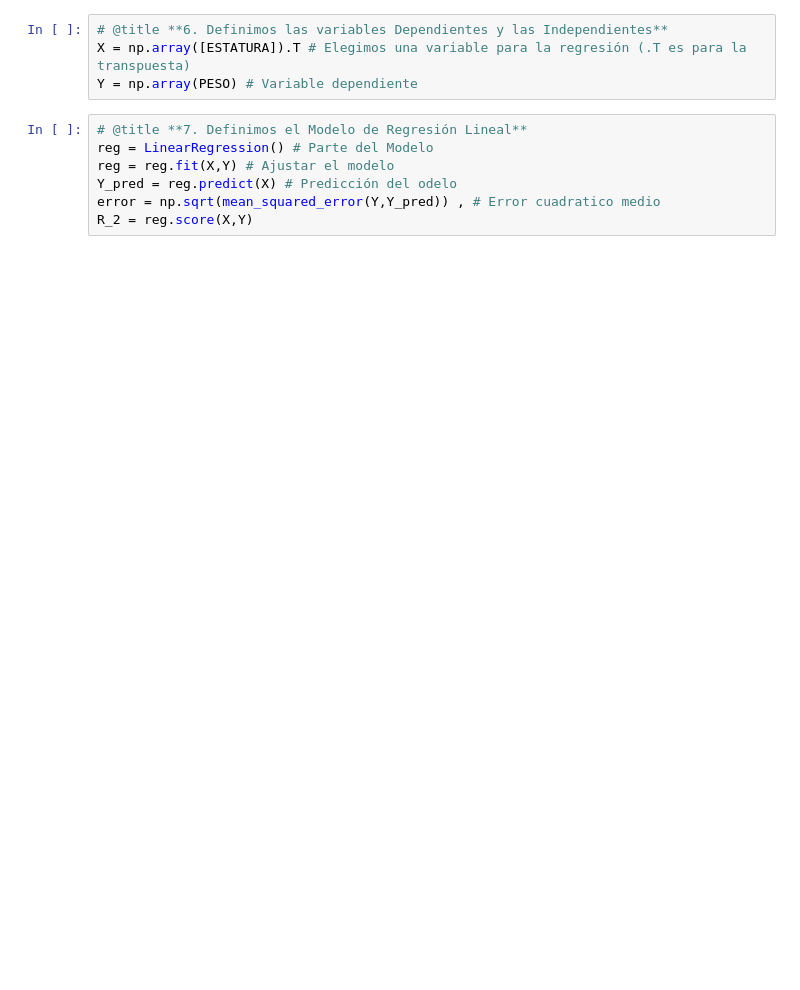
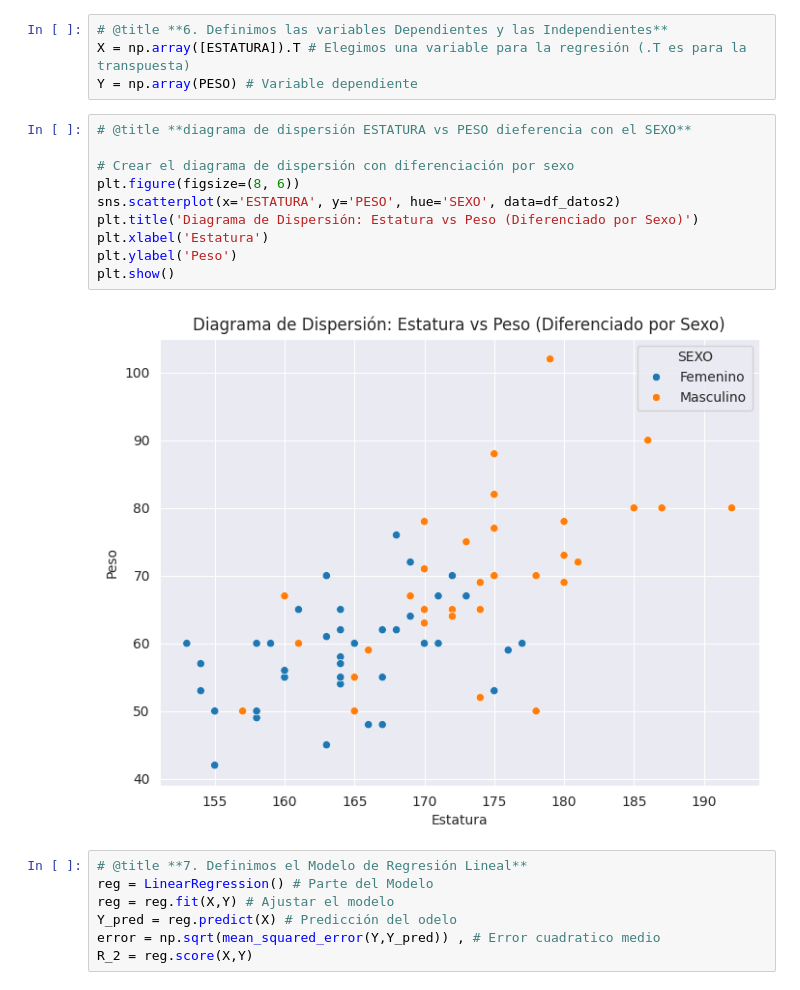
Before and after one commit to JSEFERINO/Maestros_Bolivar, a Jupyter notebook: 04_Semana4_S2_G8__C_Datos_Regresión_LIneal_Multiple.ipynb, the cells around one changed output. Cells and saved outputs as stored; diff of their text form; blank space fills up the shorter version.

```diff
--- a/04_Semana4_S2_G8__C_Datos_Regresión_LIneal_Multiple.ipynb
+++ b/04_Semana4_S2_G8__C_Datos_Regresión_LIneal_Multiple.ipynb
@@ -127,6 +216,18 @@ ESTATURA = df_datos2['ESTATURA'].values
 # @title **6. Definimos las variables Dependientes y las Independientes**
 X = np.array([ESTATURA]).T # Elegimos una variable para la regresión (.T es para la transpuesta)
 Y = np.array(PESO) # Variable dependiente
+# %%
+# @title **diagrama de dispersión ESTATURA vs PESO dieferencia con el SEXO**
+
+# Crear el diagrama de dispersión con diferenciación por sexo
+plt.figure(figsize=(8, 6))
+sns.scatterplot(x='ESTATURA', y='PESO', hue='SEXO', data=df_datos2)
+plt.title('Diagrama de Dispersión: Estatura vs Peso (Diferenciado por Sexo)')
+plt.xlabel('Estatura')
+plt.ylabel('Peso')
+plt.show()
+# %% [output]
+[figure, added]
 # %%
 # @title **7. Definimos el Modelo de Regresión Lineal**
 reg = LinearRegression() # Parte del Modelo
```
Also changed, not shown: parts of 31 cells of this notebook.
